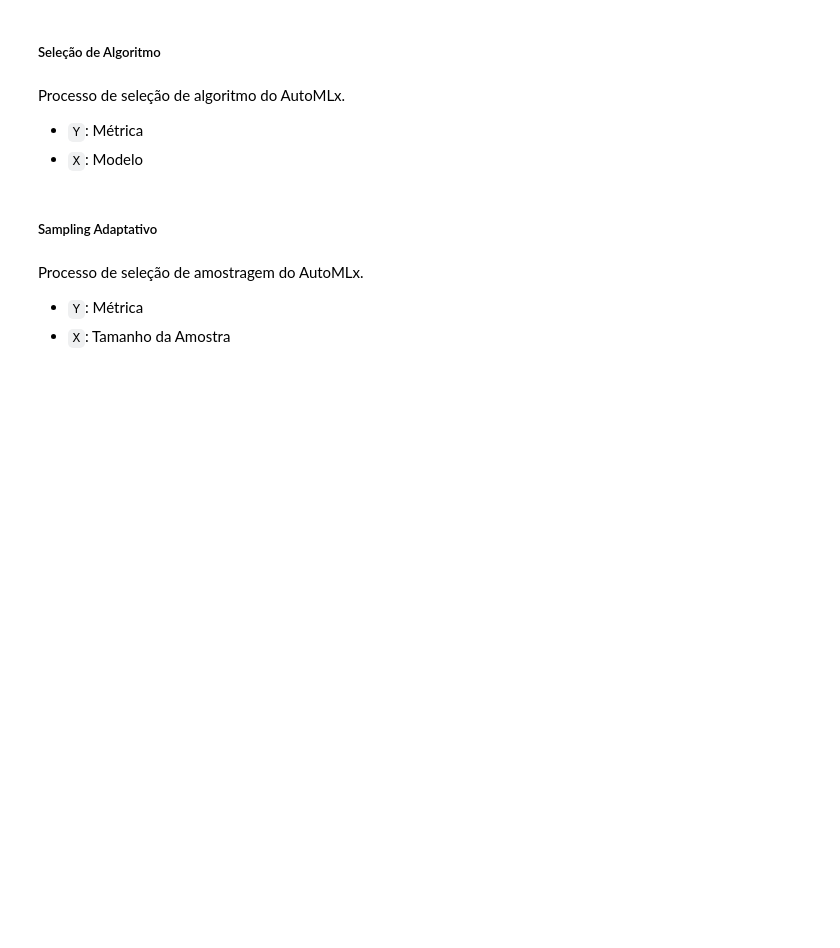
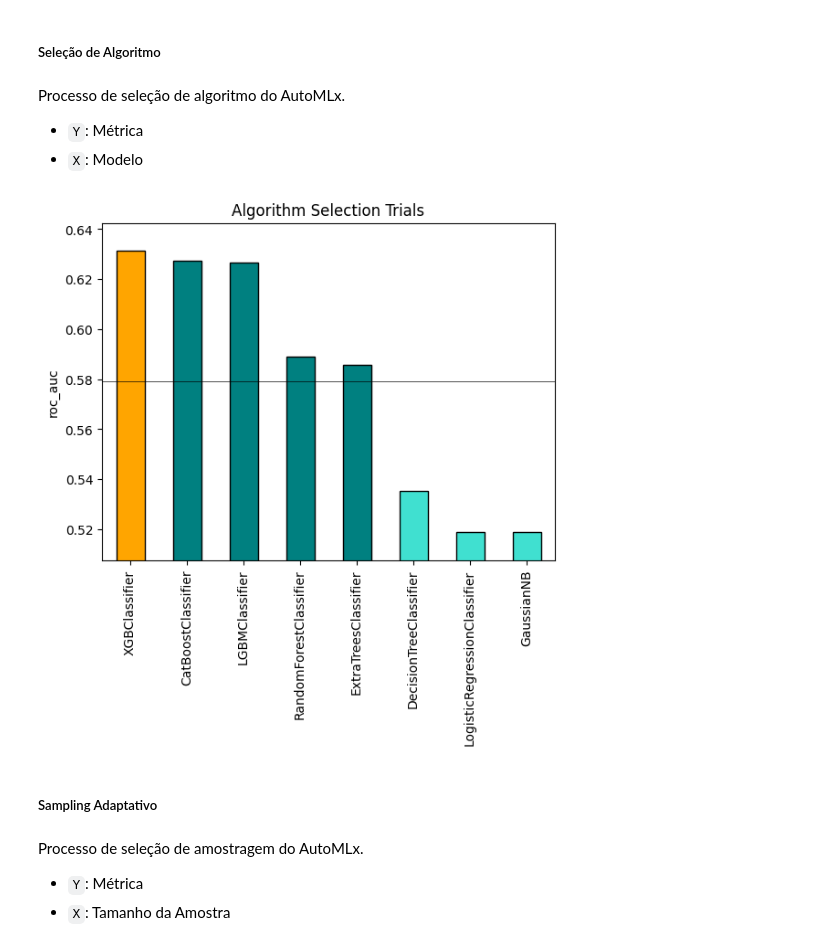
Before and after one commit to RavyBomfim/FlightOnTime-DataScience, a Jupyter notebook: main.ipynb, the cells around one changed output. Drawn from its saved outputs; the diff is of its cells as text; code cells hidden in the pictures; blank space fills up the shorter version.

```diff
--- a/main.ipynb
+++ b/main.ipynb
@@ -482,3 +1225,7 @@ Processo de seleção de algoritmo do AutoMLx.
+# %%
+plot_algorithm_selection(estimator_automl)
+# %% [output]
+[figure, added]
 # %% [markdown]
 ##### Sampling Adaptativo
 # %% [markdown]
```
Also changed, not shown: parts of 58 cells of this notebook, 20 other files.
